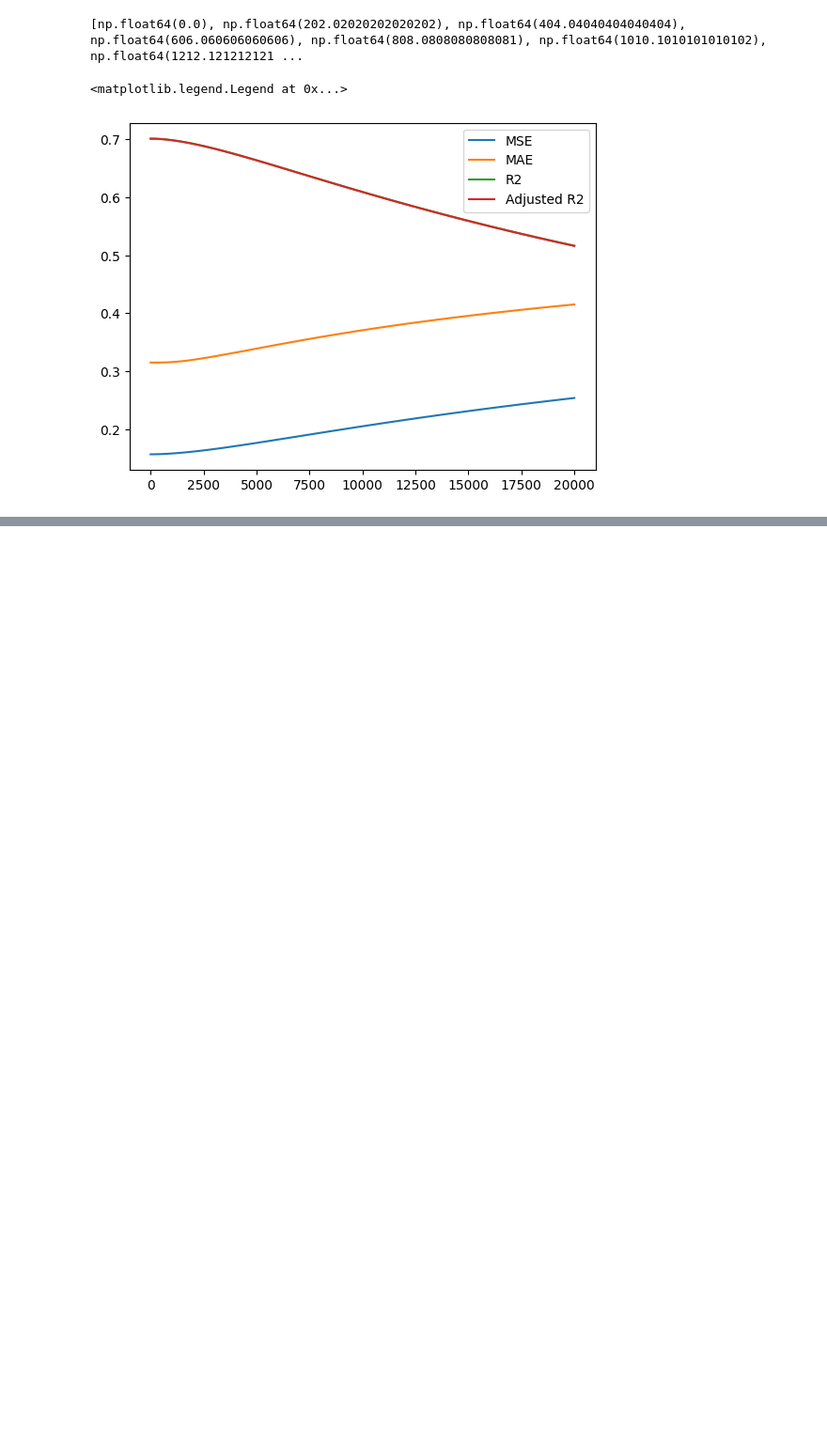
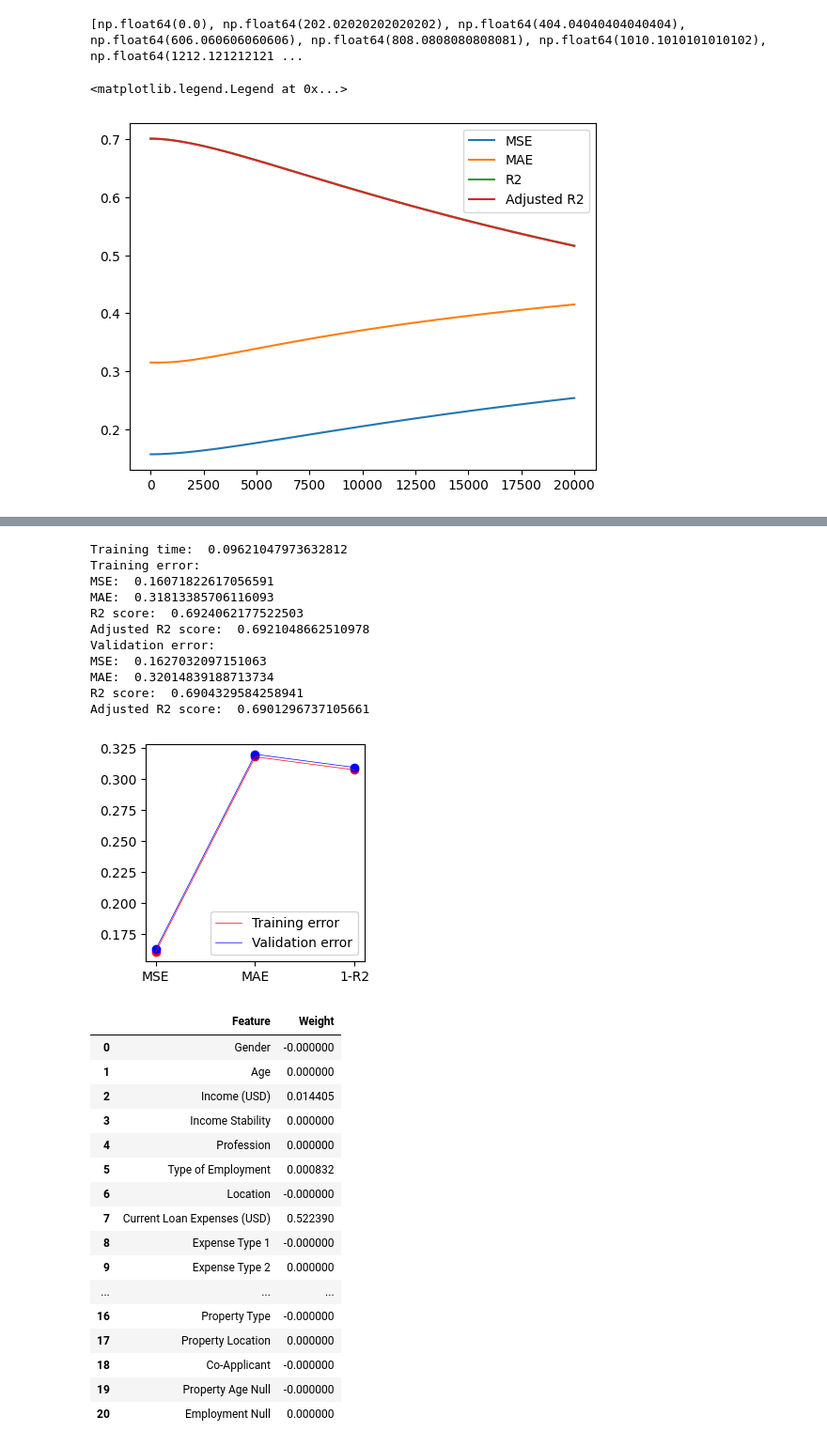
Before and after one commit to KarthikPreVin/MACHINE-LEARNING-LAB, a Jupyter notebook: ASSIGNMENT 3/ASSIGNMENT 3.ipynb, the cells around one changed output, grey strips where cells are left out. Shown at 94% size. Cells and saved outputs as stored; diff of their text form; code cells hidden in the pictures; blank space fills up the shorter version.

```diff
--- a/ASSIGNMENT 3/ASSIGNMENT 3.ipynb
+++ b/ASSIGNMENT 3/ASSIGNMENT 3.ipynb
@@ -266,11 +266,33 @@ def evaluate(model):
     start = time.time()
     model.fit(X_train, y_train)
     trained = time.time()
-    y_pred = model.predict(X_test)
+
+    fig = plt.figure(figsize = (3,3))
 
     print("Training time: ", trained-start)
-    print("MSE: ", mean_squared_error(y_test,y_pred))
-    print("MAE: ", mean_absolute_error(y_test,y_pred))
+    y_pred = model.predict(X_train)
+    print("Training error: ")
+    mse = mean_squared_error(y_train,y_pred)
+    mae = mean_absolute_error(y_train,y_pred)
+    print("MSE: ", mse)
+    print("MAE: ", mae)
+    r2 = r2_score(y_train,y_pred)
+
+    print("R2 score: ", r2)
+
+    n=len(X)
+    p=len(X.columns)
+    print("Adjusted R2 score: ", 1-(1-r2)*(n-1)/(n-p-1))
+
+    plt.scatter(["MSE", "MAE", "1-R2"], [mse,mae,1-r2], c="#ff0000")
+    plt.plot(["MSE", "MAE", "1-R2"], [mse,mae,1-r2], c="#ff0000", label = "Training error", linewidth = 0.5)
+
+    y_pred = model.predict(X_test)
+    print("Validation error: ")
+    mse = mean_squared_error(y_test,y_pred)
+    mae = mean_absolute_error(y_test,y_pred)
+    print("MSE: ", mse)
+    print("MAE: ", mae)
     r2 = r2_score(y_test,y_pred)
 
     print("R2 score: ", r2)
@@ -279,10 +301,15 @@ def evaluate(model):
     p=len(X.columns)
     print("Adjusted R2 score: ", 1-(1-r2)*(n-1)/(n-p-1))
 
+    plt.scatter(["MSE", "MAE", "1-R2"], [mse,mae,1-r2], c="#0000ff")
+    plt.plot(["MSE", "MAE", "1-R2"], [mse,mae,1-r2], c="#0000ff", label = "Validation error", linewidth=0.5)
+
+    plt.legend()
     weights = pd.DataFrame({
         'Feature': X_train.columns,
         'Weight': model.coef_
     })
+    plt.show()
 
     return weights
 # %%
@@ -433,0 +550,33 @@ Adjusted R2 score:  0.7009084724235095
+# %%
+elasticnet = ElasticNet(alpha=0.1,l1_ratio=0.2)
+evaluate(elasticnet)
+# %% [output]
+Training time:  0.09621047973632812
+Training error:
+MSE:  0.16071822617056591
+MAE:  0.31813385706116093
+R2 score:  0.6924062177522503
+Adjusted R2 score:  0.6921048662510978
+Validation error:
+MSE:  0.1627032097151063
+MAE:  0.32014839188713734
+R2 score:  0.6904329584258941
+Adjusted R2 score:  0.6901296737105661
+[figure, added]
+|  | Feature | Weight |
+| 0 | Gender | -0.000000 |
+| 1 | Age | 0.000000 |
+| 2 | Income (USD) | 0.014405 |
+| 3 | Income Stability | 0.000000 |
+| 4 | Profession | 0.000000 |
+| 5 | Type of Employment | 0.000832 |
+| 6 | Location | -0.000000 |
+| 7 | Current Loan Expenses (USD) | 0.522390 |
+| 8 | Expense Type 1 | -0.000000 |
+| 9 | Expense Type 2 | 0.000000 |
+| ... | ... | ... |
+| 16 | Property Type | -0.000000 |
+| 17 | Property Location | 0.000000 |
+| 18 | Co-Applicant | -0.000000 |
+| 19 | Property Age Null | -0.000000 |
+| 20 | Employment Null | 0.000000 |
```
Also changed, not shown: parts of 12 cells of this notebook, 4 other files.
